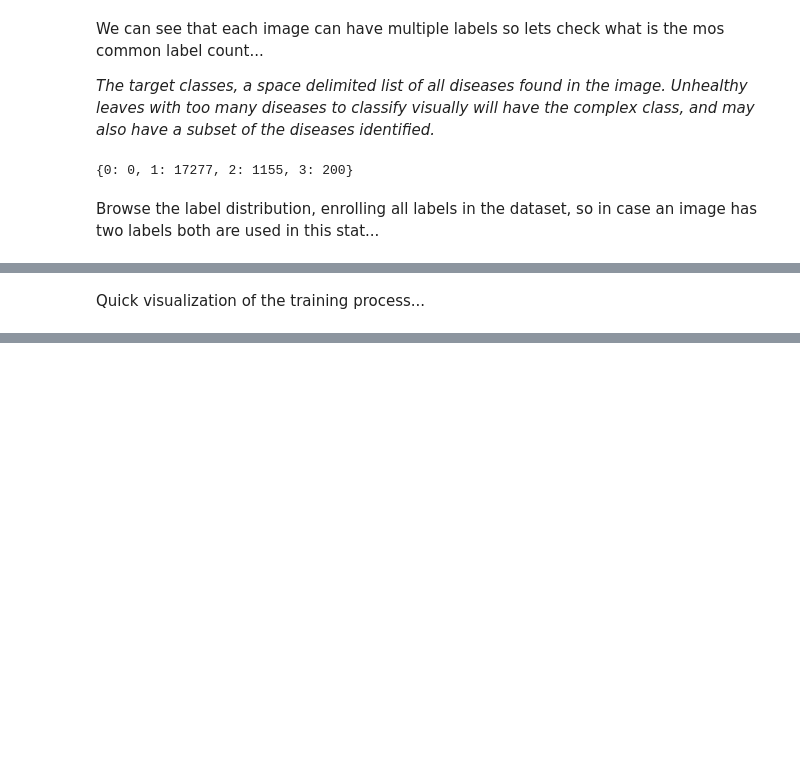
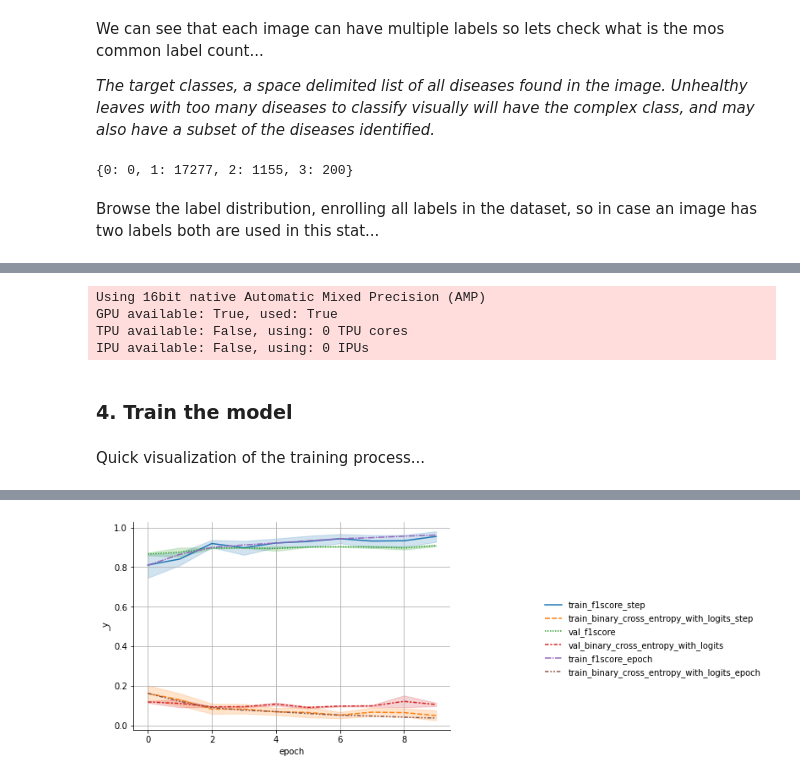
Before and after one commit to Borda/kaggle_image-classify, a Jupyter notebook: notebooks/Plant-Pathology-with-Flash.ipynb, the cells around one changed output, grey strips where cells are left out. Cells and saved outputs as stored; diff of their text form; code cells hidden in the pictures; blank space fills up the shorter version.

Commit message:
update ipynb Flash v0.7.3

```diff
--- a/notebooks/Plant-Pathology-with-Flash.ipynb
+++ b/notebooks/Plant-Pathology-with-Flash.ipynb
@@ -234,0 +136,19 @@ trainer.save_checkpoint("image_classification_model.pt")
+# %%
+import pytorch_lightning as pl
+
+logger = pl.loggers.CSVLogger(save_dir='logs/')
+trainer = flash.Trainer(
+    gpus=1,
+    logger=logger,
+    max_epochs=10,
+    precision=16,
+    val_check_interval=0.5,
+    progress_bar_refresh_rate=1,
+)
+# %% [output]
+Using 16bit native Automatic Mixed Precision (AMP)
+GPU available: True, used: True
+TPU available: False, using: 0 TPU cores
+IPU available: False, using: 0 IPUs
+# %% [markdown]
+### 4. Train the model
@@ -240,0 +166,12 @@ Quick visualization of the training process...
+# %%
+import matplotlib.pyplot as plt
+import seaborn as sn
+
+metrics = pd.read_csv(f'{trainer.logger.log_dir}/metrics.csv')
+del metrics["step"]
+metrics.set_index("epoch", inplace=True)
+display(metrics.dropna(axis=1, how="all").head())
+g = sn.relplot(data=metrics, kind="line")
+plt.gcf().set_size_inches(12, 4)
+plt.grid()
+# %% [output]
@@ -240,0 +185 @@ Quick visualization of the training process...
+[figure, added]
```
Also changed, not shown: parts of 24 cells of this notebook.
